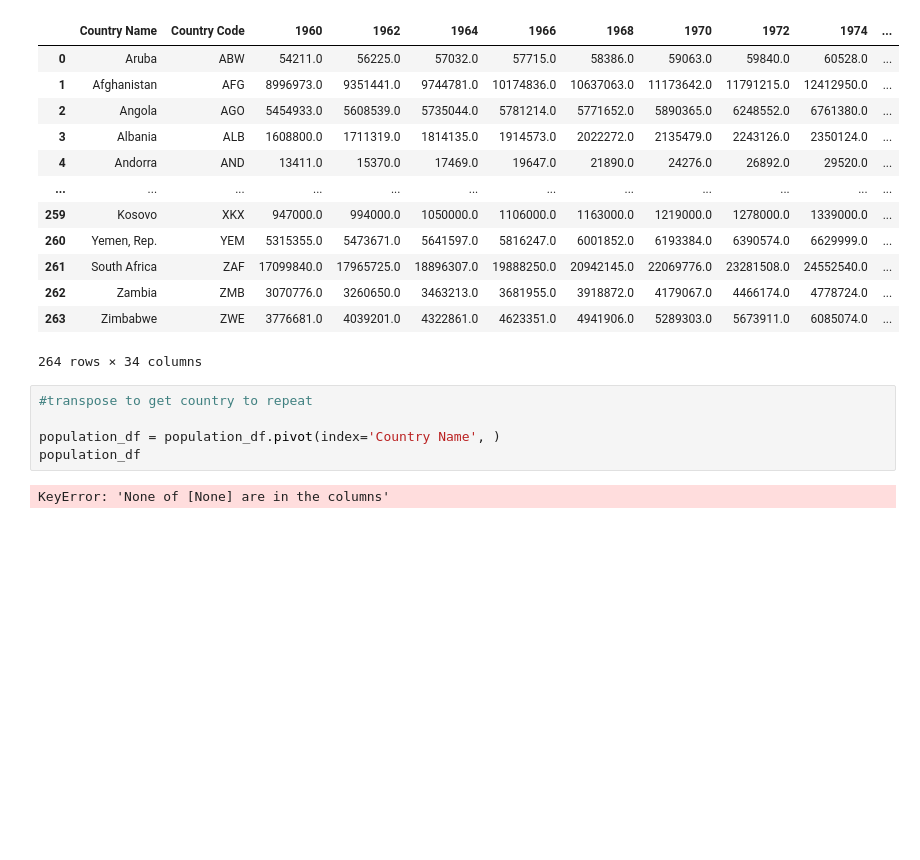
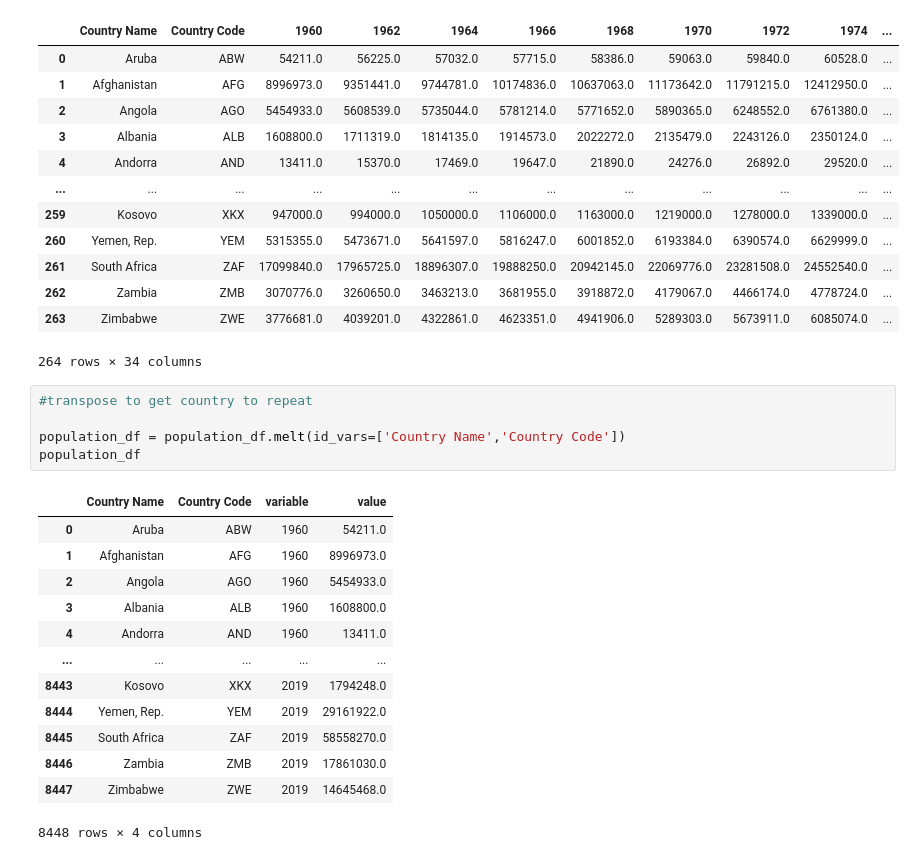
Before and after one commit to alextorres12/ELT-olympic-demographics, a Jupyter notebook: population.ipynb, the cells around one changed output. Cells and saved outputs as stored; diff of their text form; blank space fills up the shorter version.

Commit message:
Completed df and renamed columns

```diff
--- a/population.ipynb
+++ b/population.ipynb
@@ -99,7 +99,19 @@ population_df
 # %%
 #transpose to get country to repeat
 
-population_df = population_df.pivot(index='Country Name', )
+population_df = population_df.melt(id_vars=['Country Name','Country Code'])
 population_df
 # %% [output]
+|  | Country Name | Country Code | variable | value |
+| 0 | Aruba | ABW | 1960 | 54211.0 |
+| 1 | Afghanistan | AFG | 1960 | 8996973.0 |
+| 2 | Angola | AGO | 1960 | 5454933.0 |
+| 3 | Albania | ALB | 1960 | 1608800.0 |
+| 4 | Andorra | AND | 1960 | 13411.0 |
+| ... | ... | ... | ... | ... |
+| 8443 | Kosovo | XKX | 2019 | 1794248.0 |
+| 8444 | Yemen, Rep. | YEM | 2019 | 29161922.0 |
+| 8445 | South Africa | ZAF | 2019 | 58558270.0 |
+| 8446 | Zambia | ZMB | 2019 | 17861030.0 |
+| 8447 | Zimbabwe | ZWE | 2019 | 14645468.0 |
-KeyError: 'None of [None] are in the columns'
+8448 rows × 4 columns
```
Also changed, not shown: parts of 2 cells of this notebook.
